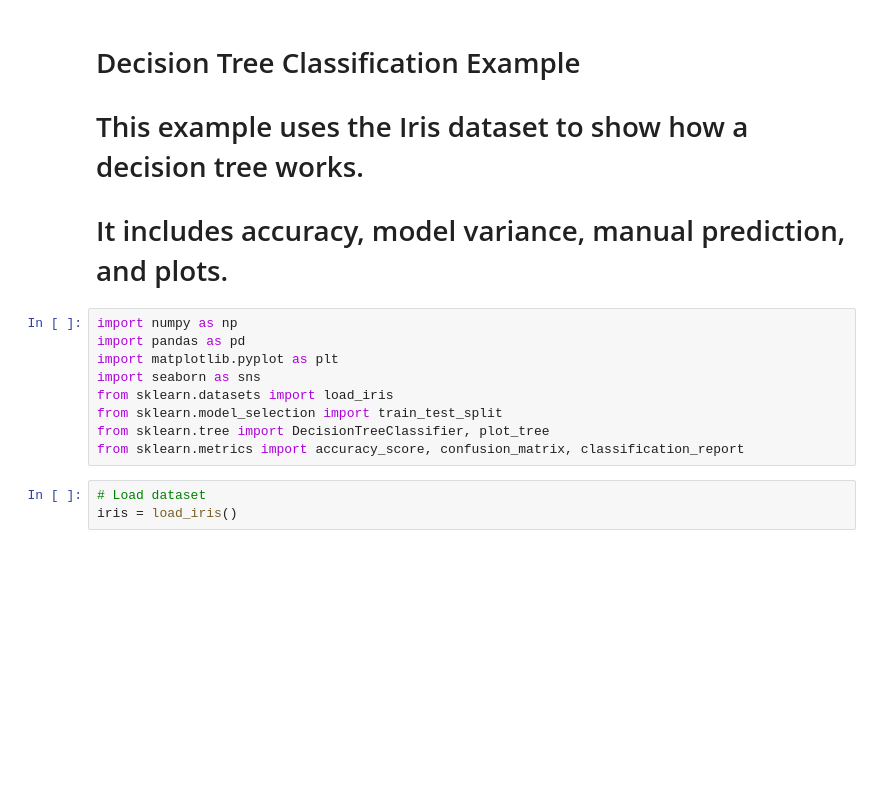
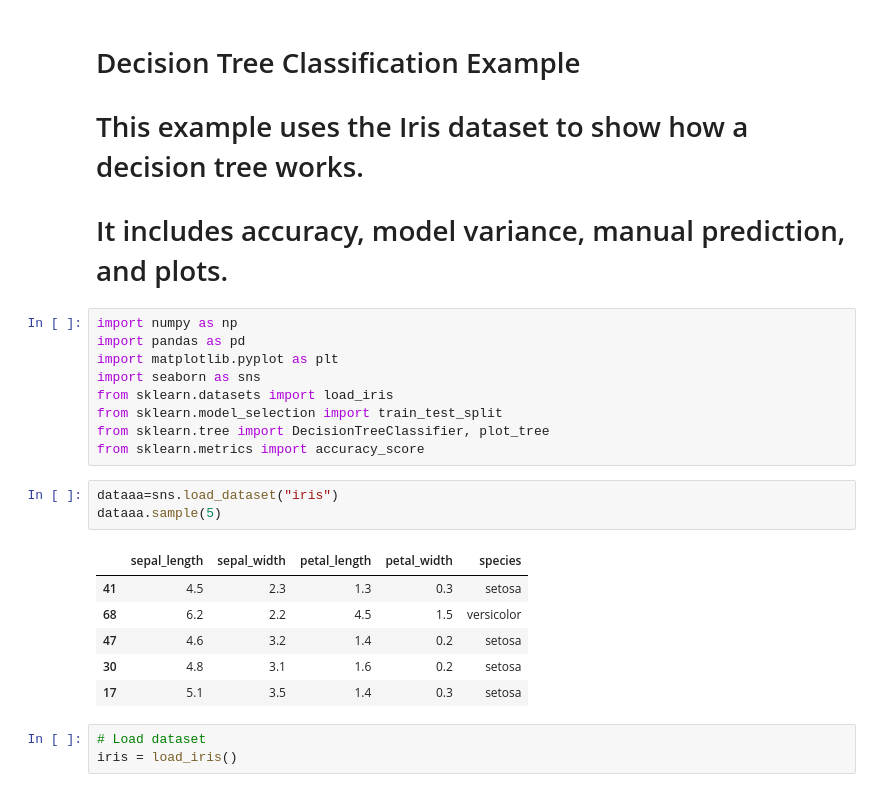
Before and after one commit to malik09-teach/batch-01, a Jupyter notebook: classification/descion_tree.ipynb, the cells around one changed output. Saved outputs shown, nothing was run; the diff lists cells and outputs as text; blank space fills up the shorter version.

```diff
--- a/classification/descion_tree.ipynb
+++ b/classification/descion_tree.ipynb
@@ -10,7 +10,17 @@ import seaborn as sns
 from sklearn.datasets import load_iris
 from sklearn.model_selection import train_test_split
 from sklearn.tree import DecisionTreeClassifier, plot_tree
-from sklearn.metrics import accuracy_score, confusion_matrix, classification_report
+from sklearn.metrics import accuracy_score
+# %%
+dataaa=sns.load_dataset("iris")
+dataaa.sample(5)
+# %% [output]
+|  | sepal_length | sepal_width | petal_length | petal_width | species |
+| 41 | 4.5 | 2.3 | 1.3 | 0.3 | setosa |
+| 68 | 6.2 | 2.2 | 4.5 | 1.5 | versicolor |
+| 47 | 4.6 | 3.2 | 1.4 | 0.2 | setosa |
+| 30 | 4.8 | 3.1 | 1.6 | 0.2 | setosa |
+| 17 | 5.1 | 3.5 | 1.4 | 0.3 | setosa |
 # %%
 # Load dataset
 iris = load_iris()
```
Also changed, not shown: parts of 5 cells of this notebook, 3 other files.
